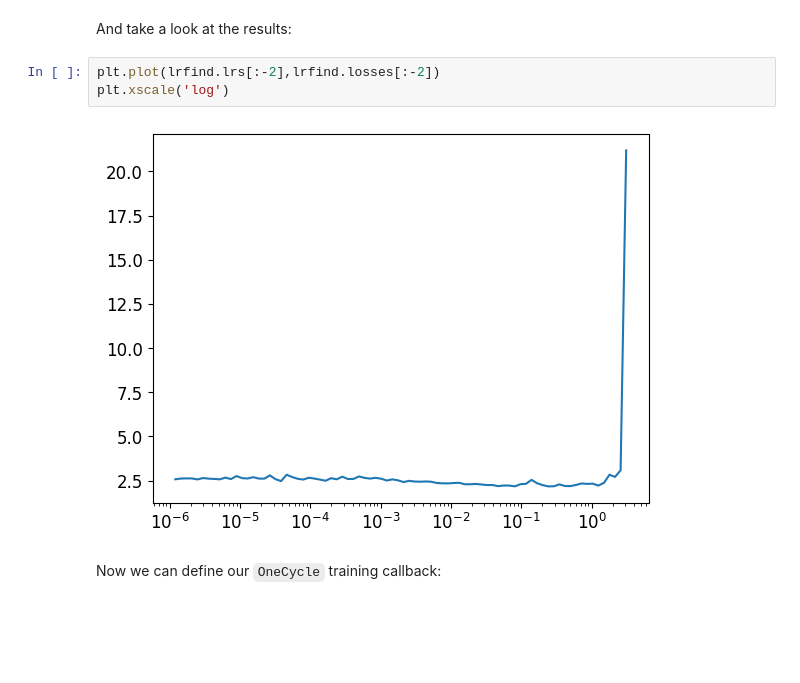
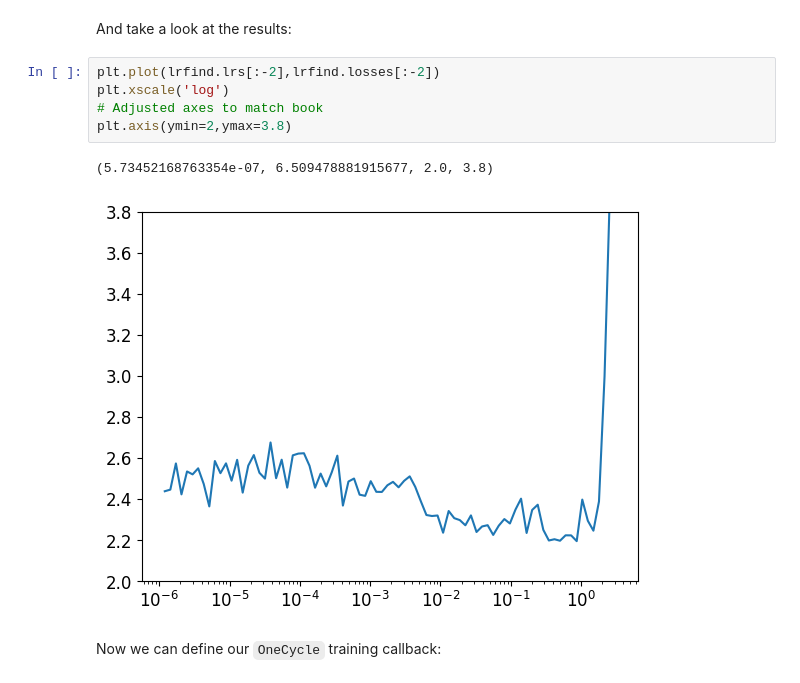
Before and after one commit to lovellbrian/fastbook, a Jupyter notebook: 19_learner.ipynb, the cells around one changed output. Drawn from its saved outputs; the diff is of its cells as text; blank space fills up the shorter version.

Commit message:
Adjusted scale

```diff
--- a/19_learner.ipynb
+++ b/19_learner.ipynb
@@ -607,8 +609,11 @@ And take a look at the results:
 # %%
 plt.plot(lrfind.lrs[:-2],lrfind.losses[:-2])
 plt.xscale('log')
+# Adjusted axes to match book
+plt.axis(ymin=2,ymax=3.8)
 # %% [output]
+(5.73452168763354e-07, 6.509478881915677, 2.0, 3.8)
-[figure, old version]
+[figure, new version]
 # %% [markdown]
 Now we can define our `OneCycle` training callback:
 # %%
```
Also changed, not shown: parts of 13 cells of this notebook.
